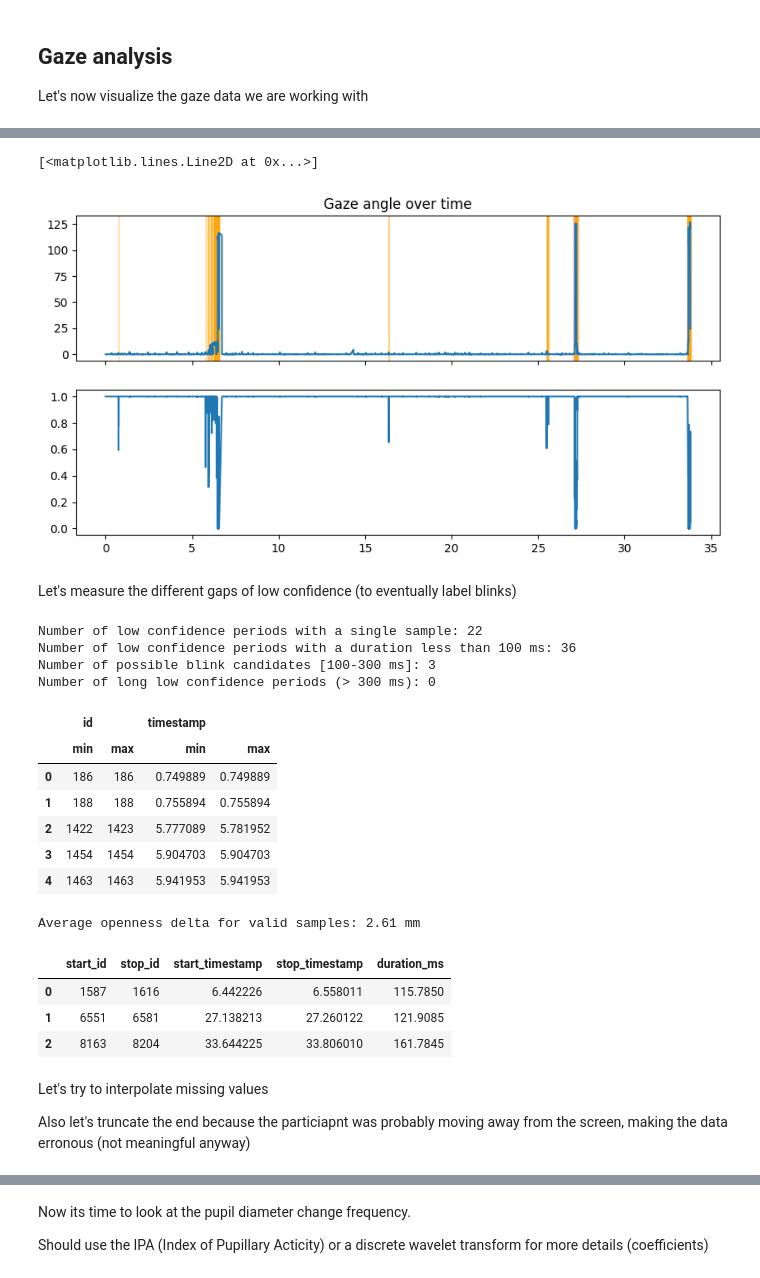
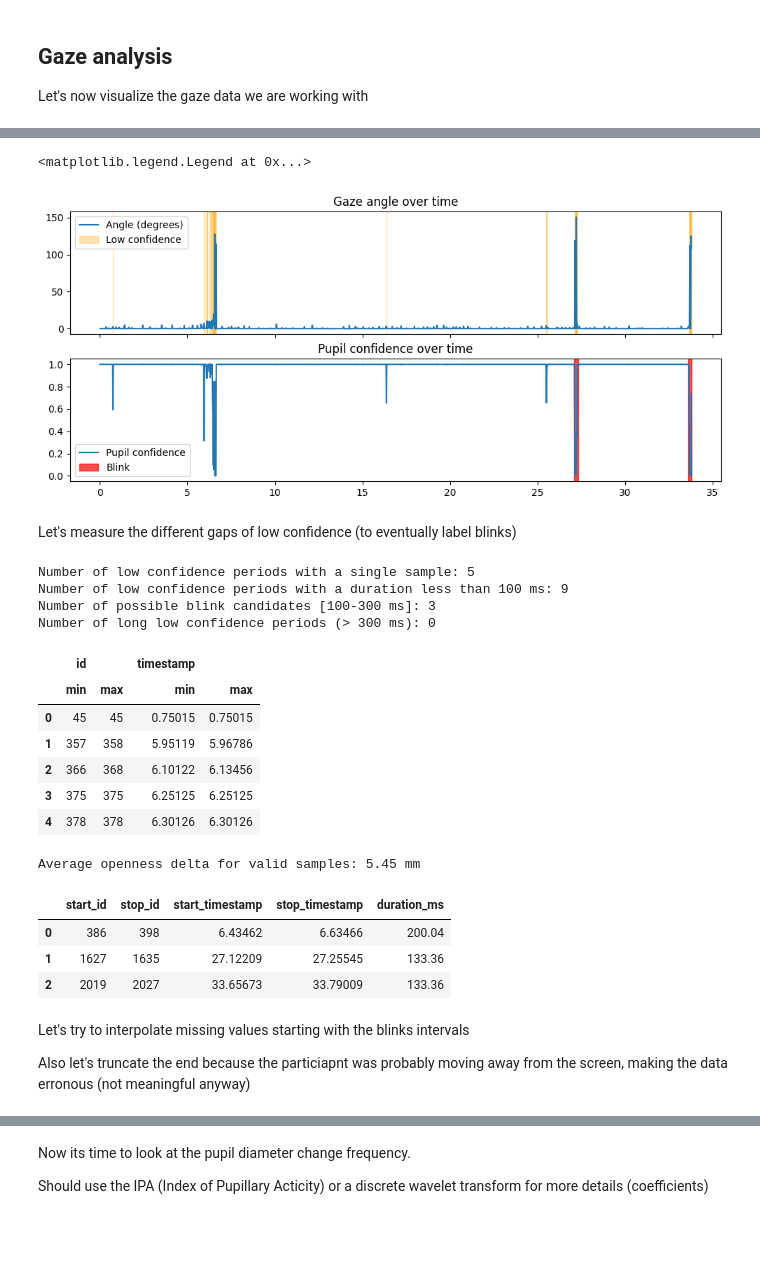
Before and after one commit to Alex0021/thesis-adaptive-swarm-interfaces, a Jupyter notebook: research/cognitive_load_models/notebooks/01_explore_datasets.ipynb, the cells around one changed output, grey strips where cells are left out. Drawn from its saved outputs; the diff is of its cells as text; code cells hidden in the pictures; blank space fills up the shorter version.

```diff
--- a/research/cognitive_load_models/notebooks/01_explore_datasets.ipynb
+++ b/research/cognitive_load_models/notebooks/01_explore_datasets.ipynb
@@ -92,9 +93,13 @@ merged_df = pd.merge_asof(gaze_df.sort_values('gaze_timestamp'),
 print(f"There are {merged_df[merged_df.pupil_confidence.isna()].index.size} non matching timestamp within the limits")
 # Since only one value, drop the row
 merged_df_clean = merged_df.dropna()
-# Let's reindex the dataframe using timestamp starting from 0 adn dropping the original timestamp columns
+# Let's reindex the dataframe using timestamp starting from 0 and dropping the original timestamp columns
 merged_df_clean['timestamp'] = merged_df_clean['gaze_timestamp'] - gaze_start_time
 merged_df_clean.drop(columns=['gaze_timestamp', 'pupil_timestamp'], inplace=True)
+# Let's combine timestamps too close to each other (less than 2 of the sampling rate) by averaging their values
+# display(merged_df_clean.groupby((merged_df_clean['timestamp'] // (1.0/240/2)).astype(int)).count().sort_values(by='confidence', ascending=False).head(10))
+merged_df_clean = merged_df_clean.groupby((merged_df_clean['timestamp'] // (1.0/240/2)).astype(int)).nearest().reset_index(drop=True)
+print(f"Final merged dataset has {merged_df_clean.shape[0]} records at 240 Hz")
 
 # Rename some columns for clarity
 merged_df_clean.rename(columns={
@@ -110,7 +116,8 @@ Last thing is to downsample to 60 Hz since it will be the max freq. of the Tobii
 merged_df_clean_resampled = merged_df_clean.copy()
 merged_df_clean_resampled['timestamp'] = pd.to_timedelta(merged_df_clean_resampled['timestamp'], unit='s')
 merged_df_clean_resampled.set_index('timestamp', inplace=True)
-merged_df_clean_resampled = merged_df_clean_resampled.resample('16.67ms').mean().interpolate()  # Resample to 60 Hz and interpolate missing values
+merged_df_clean_resampled = merged_df_clean_resampled.resample('16.67ms').nearest().interpolate()  # Resample to 60 Hz and interpolate missing values
 merged_df_clean_resampled.reset_index(inplace=True)
-len(merged_df_clean_resampled)
+merged_df_clean_resampled['timestamp'] = merged_df_clean_resampled['timestamp'].dt.total_seconds()  # Convert back to seconds
+print(f"Final merged and resampled dataset has {merged_df_clean_resampled.shape[0]} records at 60 Hz")
 # %% [output]
@@ -132,59 +159,45 @@ Let's now implement the I-VT algorithm to detect fixations and saccades
 # %%
 # Create a dataframe with (x,y,z) from current and previous timestamp on the same rows
 from matplotlib import pyplot as plt
 
 
-gaze_angular_data = merged_df_clean[['timestamp', 'gaze_point_3d_x', 'gaze_point_3d_y', 'gaze_point_3d_z']].copy()
+gaze_angular_data = merged_df_clean_resampled[['timestamp', 'gaze_point_3d_x', 'gaze_point_3d_y', 'gaze_point_3d_z']].copy()
 gaze_angular_data['prev_gaze_point_3d_x'] = gaze_angular_data['gaze_point_3d_x'].shift(1)
 gaze_angular_data['prev_gaze_point_3d_y'] = gaze_angular_data['gaze_point_3d_y'].shift(1)
 gaze_angular_data['prev_gaze_point_3d_z'] = gaze_angular_data['gaze_point_3d_z'].shift(1)
 gaze_angular_data.drop(index=0, inplace=True)  # Drop the first row which has NaN values
 gaze_angular_data.head()
 
-def calculate_angle(row):
-    if pd.isna(row['prev_gaze_point_3d_x']) or pd.isna(row['prev_gaze_point_3d_y']) or pd.isna(row['prev_gaze_point_3d_z']):
-        return np.nan
-    v1 = np.array([row['gaze_point_3d_x'], row['gaze_point_3d_y'], row['gaze_point_3d_z']])
-    v2 = np.array([row['prev_gaze_point_3d_x'], row['prev_gaze_point_3d_y'], row['prev_gaze_point_3d_z']])
-    dot_product = np.dot(v1, v2)
-    norm_v1 = np.linalg.norm(v1)
-    norm_v2 = np.linalg.norm(v2)
-    if norm_v1 == 0 or norm_v2 == 0:
-        return np.nan
-    cos_theta = dot_product / (norm_v1 * norm_v2)
-    cos_theta = np.clip(cos_theta, -1.0, 1.0)  # Clip to avoid numerical issues
-    angle_rad = np.arccos(cos_theta)
-    angle_deg = np.degrees(angle_rad)
-    return angle_deg
-
 gaze_angular_data['gaze_angle'] = gaze_angular_data.apply(calculate_angle, axis=1)
-fig, axs = plt.subplots(2,1,figsize=(10, 5), sharex=True)
+fig, axs = plt.subplots(2,1,figsize=(12, 5), sharex=True)
 axs[0].plot(gaze_angular_data['timestamp'], gaze_angular_data['gaze_angle'])
 axs[0].title.set_text("Gaze angle over time")
 
-gaze_angular_data[gaze_angular_data.gaze_angle > 20].count()
-
-gaze_angular_data['low_confidence'] = merged_df_clean['pupil_confidence'] < 0.95
+gaze_angular_data['low_confidence'] = merged_df_clean_resampled['pupil_confidence'] < 0.95
 
 # Let's check when are the blinks occurring in the gaze angle data
 blink_df_clean = blink_df.copy()
 blink_df_clean['timestamp'] = blink_df_clean['start_timestamp'] - gaze_start_time
-for _, row in blink_df_clean.iterrows():
-    axs[0].axvspan(row['timestamp'], row['timestamp'] + row['duration'], color='red', alpha=0.3)
 # Let's mark zones with low confidence
 for _, row in gaze_angular_data[gaze_angular_data.low_confidence].iterrows():
     axs[0].axvspan(row['timestamp'], row['timestamp'] + 1.0/240, color='orange', alpha=0.3)
 
 # Let's also add the confidence level over time on the same plot
-y_data = merged_df_clean[['timestamp', 'pupil_confidence']].set_index('timestamp')
+y_data = merged_df_clean_resampled[['timestamp', 'pupil_confidence']].set_index('timestamp')
 axs[1].plot(y_data.index, y_data['pupil_confidence'])
+axs[1].title.set_text("Pupil confidence over time")
+for _, row in blink_df_clean.iterrows():
+    axs[1].axvspan(row['timestamp'], row['timestamp'] + row['duration'], color='red', alpha=0.7)
+
+axs[0].legend(["Angle (degrees)", "Low confidence"])
+axs[1].legend(["Pupil confidence", "Blink"])
 # %% [output]
-[<matplotlib.lines.Line2D at 0x...>]
+<matplotlib.legend.Legend at 0x...>
-[figure, old version]
+[figure, new version]
 # %% [markdown]
 Let's measure the different gaps of low confidence (to eventually label blinks)
 # %%
-low_confidence_df = merged_df_clean[['timestamp', 'pupil_confidence', 'ellipse_axis_a']].copy()
+low_confidence_df = merged_df_clean_resampled[['timestamp', 'pupil_confidence', 'ellipse_axis_a']].copy()
 low_confidence_df['low_confidence'] = low_confidence_df['pupil_confidence'] < 0.95
 low_confidence_df['transition'] = low_confidence_df['low_confidence'] != low_confidence_df['low_confidence'].shift(1)
 low_confidence_df['group'] = low_confidence_df['transition'].cumsum()
@@ -219,24 +232,24 @@ custom_blinks_df = custom_blinks_df[['start_id', 'stop_id', 'start_timestamp', '
 custom_blinks_df = custom_blinks_df.droplevel(level=1, axis=1)
 custom_blinks_df.head()
 # %% [output]
-Number of low confidence periods with a single sample: 22
-Number of low confidence periods with a duration less than 100 ms: 36
+Number of low confidence periods with a single sample: 5
+Number of low confidence periods with a duration less than 100 ms: 9
 Number of possible blink candidates [100-300 ms]: 3
 Number of long low confidence periods (> 300 ms): 0
 |  | id |  | timestamp |  |
 |  | min | max | min | max |
-| 0 | 186 | 186 | 0.749889 | 0.749889 |
-| 1 | 188 | 188 | 0.755894 | 0.755894 |
-| 2 | 1422 | 1423 | 5.777089 | 5.781952 |
-| 3 | 1454 | 1454 | 5.904703 | 5.904703 |
-| 4 | 1463 | 1463 | 5.941953 | 5.941953 |
+| 0 | 45 | 45 | 0.75015 | 0.75015 |
+| 1 | 357 | 358 | 5.95119 | 5.96786 |
+| 2 | 366 | 368 | 6.10122 | 6.13456 |
+| 3 | 375 | 375 | 6.25125 | 6.25125 |
+| 4 | 378 | 378 | 6.30126 | 6.30126 |
-Average openness delta for valid samples: 2.61 mm
+Average openness delta for valid samples: 5.45 mm
 |  | start_id | stop_id | start_timestamp | stop_timestamp | duration_ms |
-| 0 | 1587 | 1616 | 6.442226 | 6.558011 | 115.7850 |
-| 1 | 6551 | 6581 | 27.138213 | 27.260122 | 121.9085 |
-| 2 | 8163 | 8204 | 33.644225 | 33.806010 | 161.7845 |
+| 0 | 386 | 398 | 6.43462 | 6.63466 | 200.04 |
+| 1 | 1627 | 1635 | 27.12209 | 27.25545 | 133.36 |
+| 2 | 2019 | 2027 | 33.65673 | 33.79009 | 133.36 |
 # %% [markdown]
-Let's try to interpolate missing values
+Let's try to interpolate missing values starting with the blinks intervals
 
 Also let's truncate the end because the particiapnt was probably moving away from the screen, making the data erronous (not meaningful anyway)
 # %%
```
Also changed, not shown: parts of 22 cells of this notebook, 2 other files.
